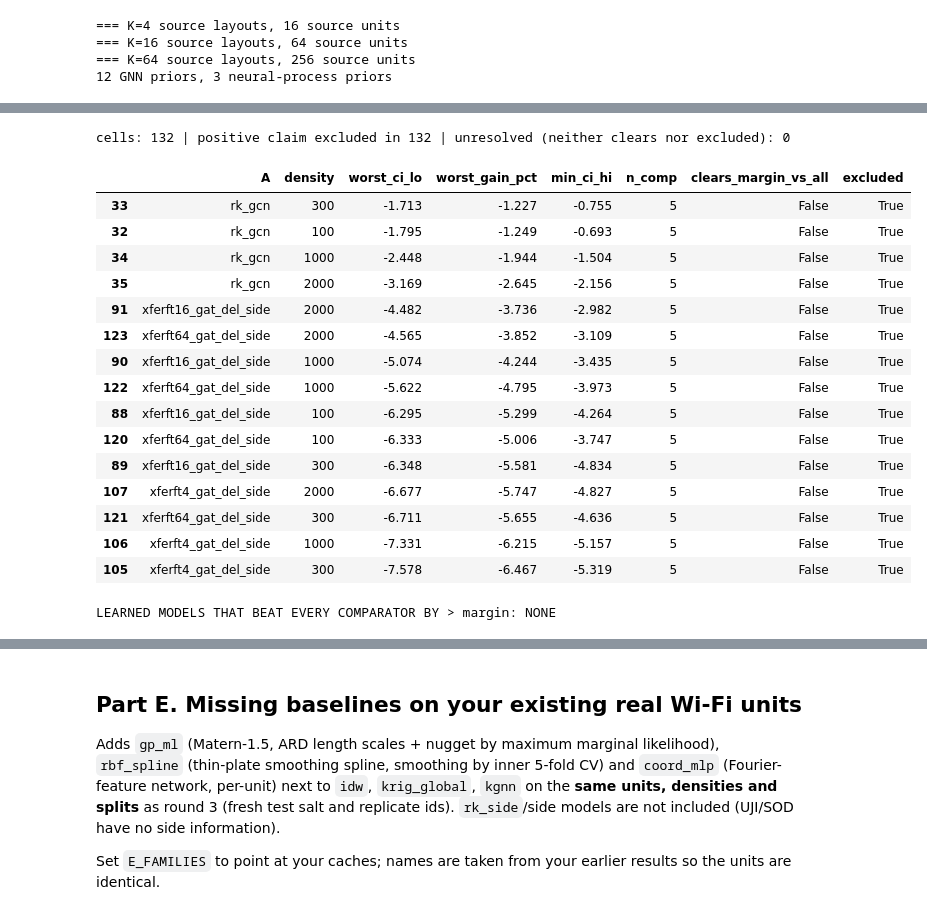
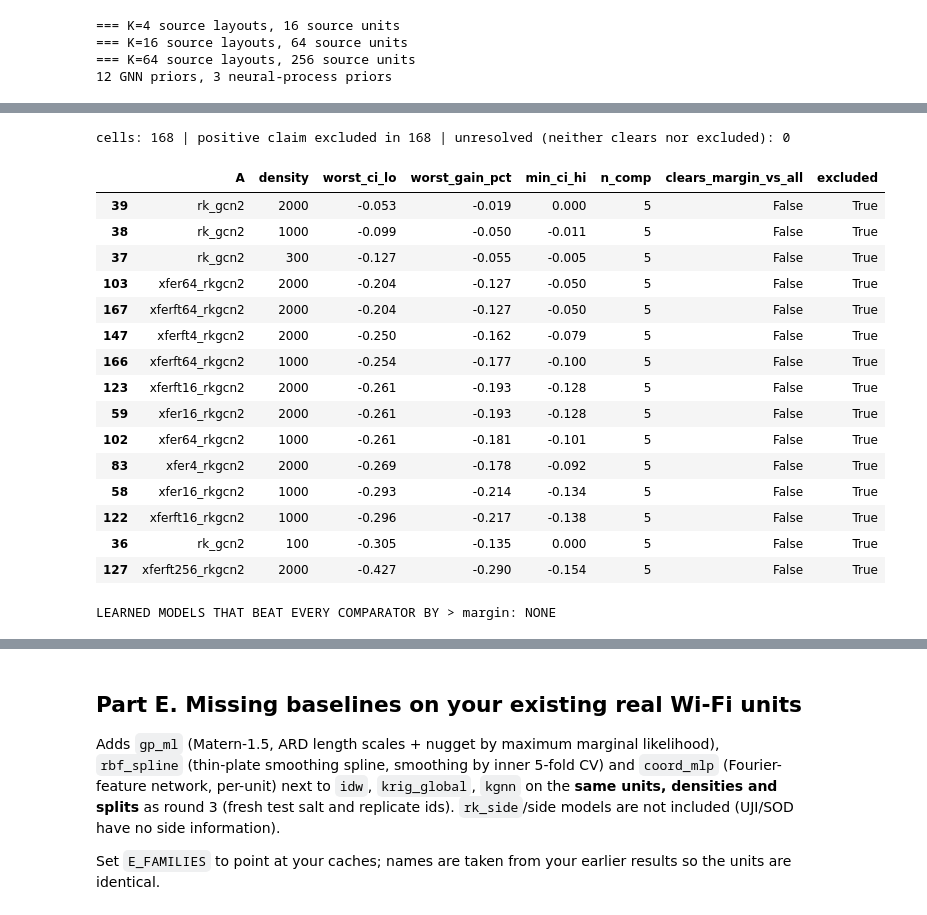
Before and after one commit to CompileArtisan/prism, a Jupyter notebook: radiomap_ext5_regime_scale.ipynb, the cells around one changed output, grey strips where cells are left out. Saved outputs shown, nothing was run; the diff lists cells and outputs as text; code cells hidden in the pictures.

```diff
--- a/radiomap_ext5_regime_scale.ipynb
+++ b/radiomap_ext5_regime_scale.ipynb
@@ -772,7 +1009,0 @@ krig_global   idw             4        5                             8
-# %%
-# Sensitivity: the i1_2p5 scenario was dropped from Part A (plan item 6). Show that the verdict table does not hinge on that choice.
-if len(df_all):
-    ct_all = x5.contrast_table(df_all, REG_CONTRASTS); ct_all.to_csv(f"{ROOT}/regime_contrasts_with_i1.csv", index=False)
-    a = ct.groupby(["A", "B", "verdict"]).size().unstack(fill_value=0); b = ct_all.groupby(["A", "B", "verdict"]).size().unstack(fill_value=0)
-    print("verdict counts WITHOUT i1_2p5 (main) vs WITH (sensitivity): any difference > 2 cells in a column deserves a sentence in the paper")
-    display(a.sub(b, fill_value=0).astype(int))
@@ -1007,7 +1270,7 @@ Everything in rounds 1-4 trains a GNN on one map or on <= 40 source units. Here
 # %%
-SD = {"smoke": dict(n_eval=4, n_train=8, n_tx=2, n_pts=500, dens=(50, 100), src_dens=(50,), n_test=100, Ks=(2, 8), gnn_steps=40, np_steps=200, ft=10, reps=[0]),
-      "pilot": dict(n_eval=6, n_train=16, n_tx=2, n_pts=1500, dens=(100, 300), src_dens=(100,), n_test=200, Ks=(4, 16), gnn_steps=600, np_steps=2000, ft=30, reps=[500]),
-      "full":  dict(n_eval=16, n_train=64, n_tx=4, n_pts=3000, dens=(100, 300, 1000, 2000), src_dens=(100, 300, 1000), n_test=300, Ks=(4, 16, 64), gnn_steps=1500, np_steps=6000, ft=30, reps=list(range(500, 503)))}[MODE]
+SD = {"smoke": dict(n_eval=4, n_train=8, n_tx=2, n_pts=500, dens=(50, 100), src_dens=(50,), n_test=100, Ks=(2, 8), gnn_steps=40, np_steps=200, ft=10, reps=[0], Ks3=(2, 4), n_ext=0, n_val=4, rk2_base=200, rk2_per=10, pc_dens=(50, 100)),
+      "pilot": dict(n_eval=6, n_train=16, n_tx=2, n_pts=1500, dens=(100, 300), src_dens=(100,), n_test=200, Ks=(4, 16), gnn_steps=600, np_steps=2000, ft=30, reps=[500], Ks3=(4, 8), n_ext=0, n_val=8, rk2_base=800, rk2_per=20, pc_dens=(100, 300)),
+      "full":  dict(n_eval=16, n_train=64, n_tx=4, n_pts=3000, dens=(100, 300, 1000, 2000), src_dens=(100, 300, 1000), n_test=300, Ks=(4, 16, 64), gnn_steps=1500, np_steps=6000, ft=30, reps=list(range(500, 503)), Ks3=(4, 16, 64, 256), n_ext=200, n_val=8, rk2_base=3000, rk2_per=30, pc_dens=(100, 300, 1000))}[MODE]
 WALL_D = dict(rc.DEFAULT_CFG, cache_dir=f"{ROOT}/cache_scale", densities=SD["dens"], n_test=SD["n_test"], n_rep=len(SD["reps"]), min_unit_points=min(300, SD["n_pts"] - 100),
               outage_q=(0.1, 0.25), outage_abs_dbm=(), outage_min_class=8, trend_policy="robust", seed=5, test_salt="scale5")
 WALL_D_SRC = {**WALL_D, "densities": SD["src_dens"]}
@@ -1068,3 +1324,33 @@ leak check (Part D jobs, smallest K): {'xfer4_gat_del': True, 'xferft4_gat_del':
 [check_run] results_ext5/D_scale.jsonl: 31488 rows, 0 failed (0.00%)
 31488 rows, 1.0 ok
 sanity_scale on the full Part D table: none
+# %%
+# ---- D2 (v3): the fair scale arm. Residual GCN (exact rk_side base + correction) pre-trained on K source layouts, K up to 256 ----------------------------
+if x5.HAVE_TORCH:
+    WALL_D_EXT = {**WALL_D_SRC, "cache_dir": f"{ROOT}/cache_scale_ext", "test_salt": "scale5x"}            # extra SOURCE layouts from a different seed and cache; the 16 evaluation layouts are untouched
+    SRC = [[(n, WALL_D["cache_dir"]) for n in L] for L in train_layouts]
+    if SD["n_ext"] > 0:
+        _, ext_layouts = x5.build_scale_pool(WALL_D_EXT, 0, SD["n_ext"], SD["n_tx"], SD["n_pts"], seed=12)
+        ext = [[(n, WALL_D_EXT["cache_dir"]) for n in L] for L in ext_layouts]; SRC, VAL = SRC + ext[:-SD["n_val"]], ext[-SD["n_val"]:]
+    else:
+        VAL = SRC[max(SD["Ks3"]):max(SD["Ks3"]) + SD["n_val"]]                                             # pilot / smoke: validation layouts = source layouts that no K uses for training
+    assert len(SRC) >= max(SD["Ks3"]) and len(VAL) >= 1, (len(SRC), len(VAL))
+    x5.assert_disjoint([(n, WALL_D["cache_dir"]) for n in eval_names], [p for L in SRC + VAL for p in L])    # no source / validation unit may be an evaluation unit
+    print(len(SRC), "source layouts,", len(VAL), "validation layouts, all disjoint from the", len(eval_names), "evaluation units")
+    rk2_paths = x5.pretrain_rk2_scale(SRC, VAL, SD["Ks3"], WALL_D_SRC, f"{ROOT}/pretrained_scale_v3", SD["rk2_base"], SD["rk2_per"], plant=None, tag="rk2")
+    jobs_d3 = x5.extra_jobs_v3() + x5.scale_jobs_v3(SD["Ks3"], rk2_paths, SD["ft"]); print(len(jobs_d3), "v3 jobs per task:", [j["name"] for j in jobs_d3])
+    # ---- gate (cheap): the pre-trained models must be applied, differ across K, and be leak-free
+    gate3 = [j for j in jobs_d if j["name"] in ("trend", "idw")] + [j for j in jobs_d3 if x5._SCALE_RE.match(j["name"])]
+    path_dg3 = f"{ROOT}/D_gate_v3.jsonl"
+    x5.run_tasks5(x5.make_tasks5(eval_names[:2], WALL_D["densities"][:1], SD["reps"][:1], gate3, WALL_D, "Dgate3"), path_dg3, N_JOBS)
+    RUNS.append(x5.check_run(path_dg3, strict=True)); gate_probs3 = x5.sanity_scale(rc.read_results(path_dg3)); print("sanity_scale (v3 arm):", gate_probs3 or "none")
+    kmin3 = min(SD["Ks3"]); leak3 = [j for j in gate3 if x5._SCALE_RE.match(j["name"]) and int(x5._SCALE_RE.match(j["name"]).group(2)) == kmin3]
+    LEAK["D3"] = x5.leak_check(leak3, eval_names[0], WALL_D, density=WALL_D["densities"][0]); print("leak check (v3 arm, smallest K):", LEAK["D3"])
+    if not SMOKE:
+        assert all(LEAK["D3"].values()), "LEAK in " + str([k for k, v in LEAK["D3"].items() if not v])
+        assert not gate_probs3, "v3 pre-trained priors are not behaving (see above); fix before spending the full compute"
+    path_d3 = f"{ROOT}/D_scale_v3.jsonl"
+    x5.run_tasks5(x5.make_tasks5(eval_names, WALL_D["densities"], SD["reps"], jobs_d3, WALL_D, "D3"), path_d3, N_JOBS)
+    RUNS.append(x5.check_run(path_d3, strict=not SMOKE)); dD3 = rc.read_results(path_d3)
+    dD = pd.concat([dD[~dD.name.isin(dD3.name.unique())], dD3], ignore_index=True)                              # merge the v3 arm into the Part D table (idempotent)
+    SCALE_PROBS = x5.sanity_scale(dD); print(len(dD3), "v3 rows merged; Part D table now has", len(dD), "rows | sanity_scale:", SCALE_PROBS or "none")
@@ -1110,34 +1414,34 @@ classical / from-scratch reference gains (K = 0):
 # %%
 # Claim rule from the frozen plan: a learned model must beat EVERY classical comparator, CI lower bound above the margin, at some (K, density).
 if x5.HAVE_TORCH:
-    learned = [n for n in dD.name.unique() if x5._SCALE_RE.match(n) or n in ("gcn_knn", "gat_del", "gcn_knn_side", "gat_del_side", "rk_gcn", "coord_mlp")]
+    learned = [n for n in dD.name.unique() if x5._SCALE_RE.match(n) or n in ("gcn_knn", "gat_del", "gcn_knn_side", "gat_del_side", "rk_gcn", "rk_gcn2", "coord_mlp")]
     comps = [c for c in ("idw", "rk_side", "krig_global", "gp_ml", "kgnn") if c in set(dD.name)]
     lst = [(a, b) for a in learned for b in comps if a != b]
     cD = x5.contrast_table(dD.assign(family="wall_d", split="random"), lst, by=("family", "density")); cD.to_csv(f"{ROOT}/D_vs_all_comparators.csv", index=False)
     # one row per (learned model, density): worst-case lower CI bound across comparators
     worst = cD.groupby(["A", "density"]).agg(worst_ci_lo=("ci_lo", "min"), worst_gain_pct=("mean_gain_pct", "min"), min_ci_hi=("ci_hi", "min"), n_comp=("B", "nunique")).reset_index()
     worst["clears_margin_vs_all"] = worst.worst_ci_lo > x5.MARGIN_PCT
     worst["excluded"] = worst.min_ci_hi < x5.MARGIN_PCT        # some comparator is provably NOT beaten by more than the margin -> positive claim excluded for this cell
     worst.to_csv(f"{ROOT}/D_claim_cells.csv", index=False)
     print(f"cells: {len(worst)} | positive claim excluded in {int(worst.excluded.sum())} | unresolved (neither clears nor excluded): {int((~worst.excluded & ~worst.clears_margin_vs_all).sum())}")
     display(worst.sort_values("worst_ci_lo", ascending=False).head(15).round(3))
     print("\nLEARNED MODELS THAT BEAT EVERY COMPARATOR BY > margin:", worst[worst.clears_margin_vs_all][["A", "density"]].values.tolist() or "NONE")
 # %% [output]
-cells: 132 | positive claim excluded in 132 | unresolved (neither clears nor excluded): 0
+cells: 168 | positive claim excluded in 168 | unresolved (neither clears nor excluded): 0
 |  | A | density | worst_ci_lo | worst_gain_pct | min_ci_hi | n_comp | clears_margin_vs_all | excluded |
-| 33 | rk_gcn | 300 | -1.713 | -1.227 | -0.755 | 5 | False | True |
-| 32 | rk_gcn | 100 | -1.795 | -1.249 | -0.693 | 5 | False | True |
-| 34 | rk_gcn | 1000 | -2.448 | -1.944 | -1.504 | 5 | False | True |
-| 35 | rk_gcn | 2000 | -3.169 | -2.645 | -2.156 | 5 | False | True |
-| 91 | xferft16_gat_del_side | 2000 | -4.482 | -3.736 | -2.982 | 5 | False | True |
-| 123 | xferft64_gat_del_side | 2000 | -4.565 | -3.852 | -3.109 | 5 | False | True |
-| 90 | xferft16_gat_del_side | 1000 | -5.074 | -4.244 | -3.435 | 5 | False | True |
-| 122 | xferft64_gat_del_side | 1000 | -5.622 | -4.795 | -3.973 | 5 | False | True |
-| 88 | xferft16_gat_del_side | 100 | -6.295 | -5.299 | -4.264 | 5 | False | True |
-| 120 | xferft64_gat_del_side | 100 | -6.333 | -5.006 | -3.747 | 5 | False | True |
-| 89 | xferft16_gat_del_side | 300 | -6.348 | -5.581 | -4.834 | 5 | False | True |
-| 107 | xferft4_gat_del_side | 2000 | -6.677 | -5.747 | -4.827 | 5 | False | True |
-| 121 | xferft64_gat_del_side | 300 | -6.711 | -5.655 | -4.636 | 5 | False | True |
-| 106 | xferft4_gat_del_side | 1000 | -7.331 | -6.215 | -5.157 | 5 | False | True |
-| 105 | xferft4_gat_del_side | 300 | -7.578 | -6.467 | -5.319 | 5 | False | True |
+| 39 | rk_gcn2 | 2000 | -0.053 | -0.019 | 0.000 | 5 | False | True |
+| 38 | rk_gcn2 | 1000 | -0.099 | -0.050 | -0.011 | 5 | False | True |
+| 37 | rk_gcn2 | 300 | -0.127 | -0.055 | -0.005 | 5 | False | True |
+| 103 | xfer64_rkgcn2 | 2000 | -0.204 | -0.127 | -0.050 | 5 | False | True |
+| 167 | xferft64_rkgcn2 | 2000 | -0.204 | -0.127 | -0.050 | 5 | False | True |
+| 147 | xferft4_rkgcn2 | 2000 | -0.250 | -0.162 | -0.079 | 5 | False | True |
+| 166 | xferft64_rkgcn2 | 1000 | -0.254 | -0.177 | -0.100 | 5 | False | True |
+| 123 | xferft16_rkgcn2 | 2000 | -0.261 | -0.193 | -0.128 | 5 | False | True |
+| 59 | xfer16_rkgcn2 | 2000 | -0.261 | -0.193 | -0.128 | 5 | False | True |
+| 102 | xfer64_rkgcn2 | 1000 | -0.261 | -0.181 | -0.101 | 5 | False | True |
+| 83 | xfer4_rkgcn2 | 2000 | -0.269 | -0.178 | -0.092 | 5 | False | True |
+| 58 | xfer16_rkgcn2 | 1000 | -0.293 | -0.214 | -0.134 | 5 | False | True |
+| 122 | xferft16_rkgcn2 | 1000 | -0.296 | -0.217 | -0.138 | 5 | False | True |
+| 36 | rk_gcn2 | 100 | -0.305 | -0.135 | 0.000 | 5 | False | True |
+| 127 | xferft256_rkgcn2 | 2000 | -0.427 | -0.290 | -0.154 | 5 | False | True |
 LEARNED MODELS THAT BEAT EVERY COMPARATOR BY > margin: NONE
```
Also changed, not shown: parts of 35 cells of this notebook, 12 other files.
